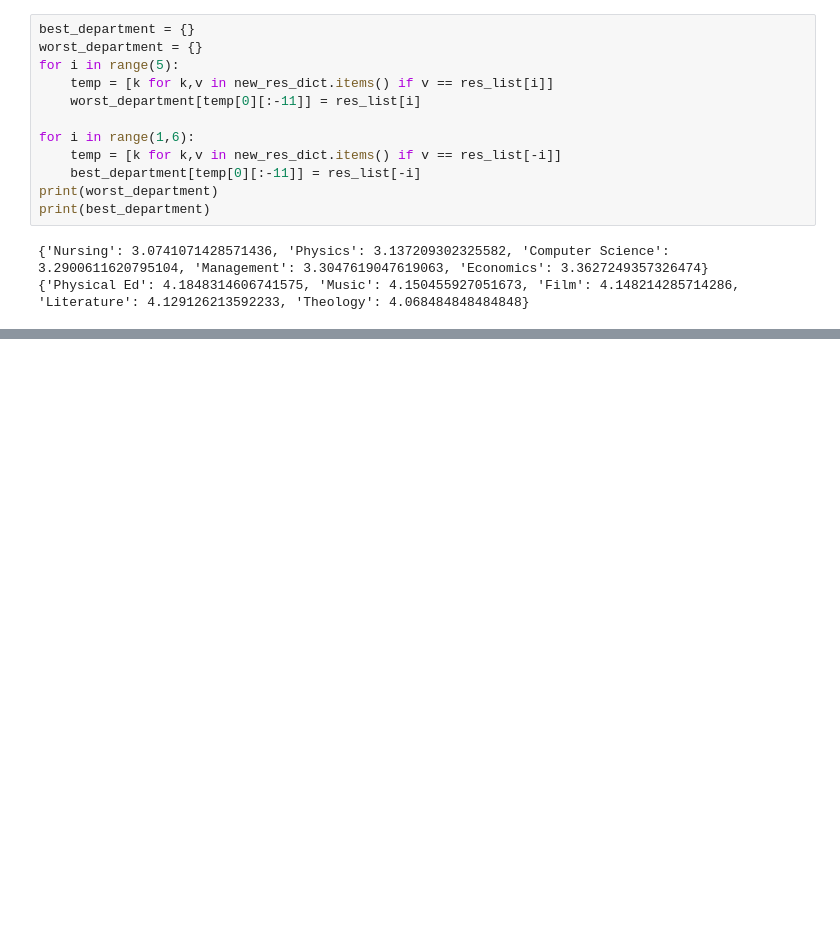
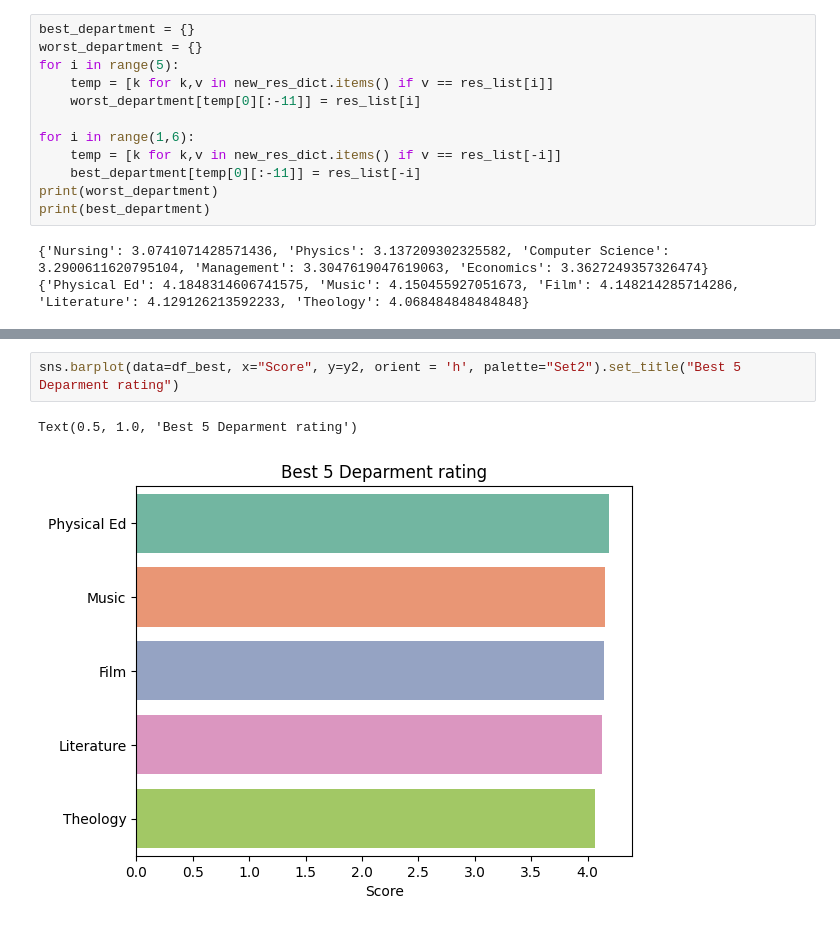
Before and after one commit to lhy6968/ECE-143-Programming-for-Data-Analysis, a Jupyter notebook: department_rank.ipynb, the cells around one changed output, grey strips where cells are left out. Drawn from its saved outputs; the diff is of its cells as text; blank space fills up the shorter version.

```diff
--- a/department_rank.ipynb
+++ b/department_rank.ipynb
@@ -101,0 +117,5 @@ Text(0, 0.5, 'star rating')
+# %%
+sns.barplot(data=df_best, x="Score", y=y2, orient = 'h', palette="Set2").set_title("Best 5 Deparment rating")
+# %% [output]
+Text(0.5, 1.0, 'Best 5 Deparment rating')
+[figure, added]
```
Also changed, not shown: parts of 3 cells of this notebook, 1 other file.
